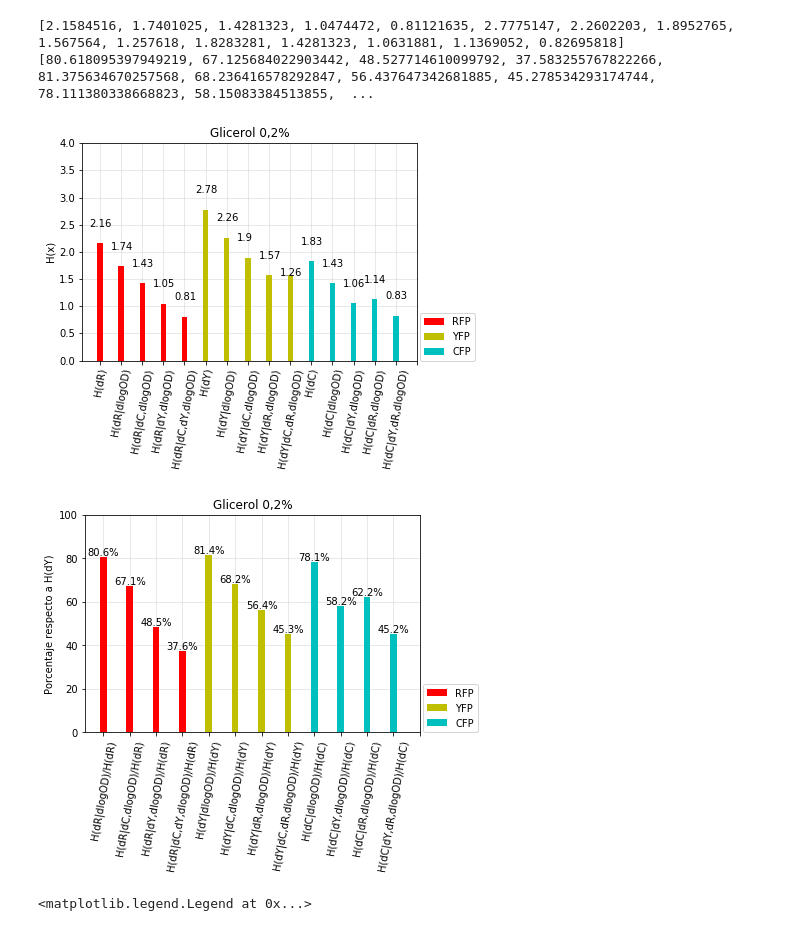
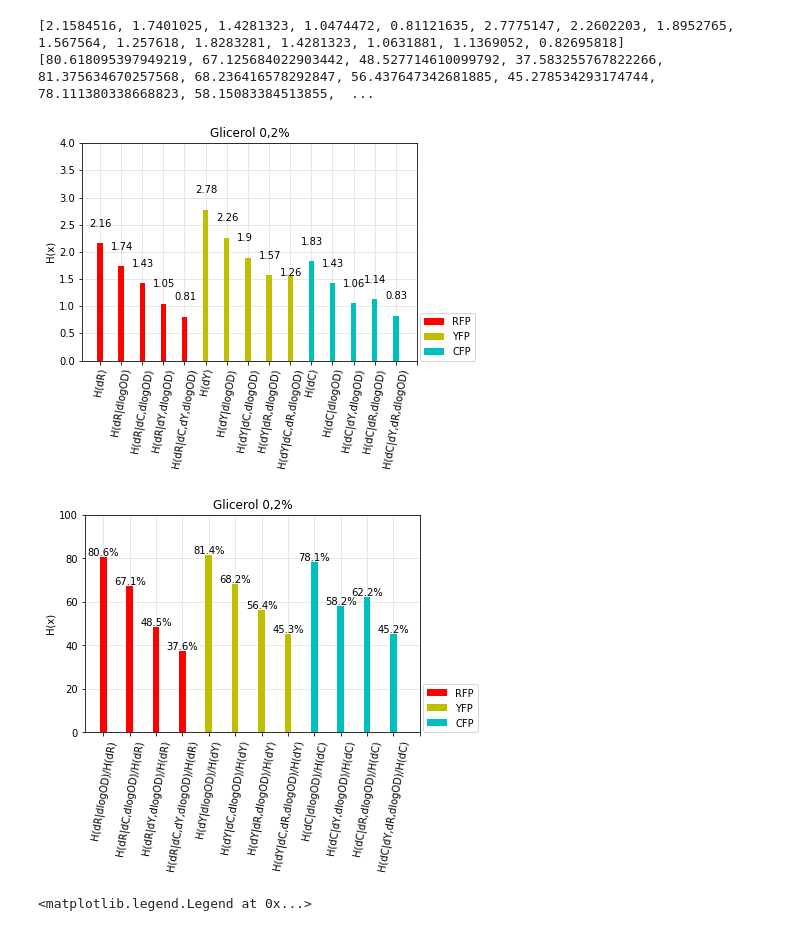
Before and after one commit to macams/Biosensores, a Jupyter notebook: Análisis/Entropía/Gráficos de barra entropía.ipynb, the cells around one changed output. Cells and saved outputs as stored; diff of their text form; code cells hidden in the pictures.

```diff
--- a/Análisis/Entropía/Gráficos de barra entropía.ipynb
+++ b/Análisis/Entropía/Gráficos de barra entropía.ipynb
@@ -532,35 +532,35 @@ plt.xticks(X, ['H(dR)',"H(dR|dlogOD)",'H(dR|dC,dlogOD)','H(dR|dY,dlogOD)',"H(dR|
 plt.grid(color='lightgray', linestyle='-', linewidth=0.5,zorder=0)
 for a,b in zip(X,valores2):
     plt.text(a-0.5,b+0.3,str(np.round(b,2)),fontsize=10.0, color='k')
 plt.legend(loc=(1.01,0.0))
 plt.savefig(fname='h todo gli.png',dpi=1200,facecolor='w',edgecolor='w',bbox_inches='tight',pad_inches=0.2)
 
 X = np.arange(13)
 plt.figure()
 plt.title('Glicerol 0,2%')
-plt.ylabel('Porcentaje respecto a H(dY)')
+plt.ylabel('H(x)')
 plt.ylim(ymax = 100)
 plt.bar(X[0],porcentajes2[0],color='r',width=0.25,label='RFP',zorder=3)
 plt.bar(X[1],porcentajes2[1],color='r',width=0.25,zorder=3)
 plt.bar(X[2],porcentajes2[2],color='r',width=0.25,zorder=3)
 plt.bar(X[3],porcentajes2[3],color='r',width=0.25,zorder=3)
 plt.bar(X[4],porcentajes2[4],color='y',width=0.25,label='YFP',zorder=3)
 plt.bar(X[5],porcentajes2[5],color='y',width=0.25,zorder=3)
 plt.bar(X[6],porcentajes2[6],color='y',width=0.25,zorder=3)
 plt.bar(X[7],porcentajes2[7],color='y',width=0.25,zorder=3)
 plt.bar(X[8],porcentajes2[8],color='c',width=0.25,label='CFP',zorder=3)
 plt.bar(X[9],porcentajes2[9],color='c',width=0.25,zorder=3)
 plt.bar(X[10],porcentajes2[10],color='c',width=0.25,zorder=3)
 plt.bar(X[11],porcentajes2[11],color='c',width=0.25,zorder=3)
 plt.xticks(X, ["H(dR|dlogOD)/H(dR)",'H(dR|dC,dlogOD)/H(dR)','H(dR|dY,dlogOD)/H(dR)',"H(dR|dC,dY,dlogOD)/H(dR)","H(dY|dlogOD)/H(dY)",'H(dY|dC,dlogOD)/H(dY)','H(dY|dR,dlogOD)/H(dY)','H(dY|dC,dR,dlogOD)/H(dY)','H(dC|dlogOD)/H(dC)','H(dC|dY,dlogOD)/H(dC)','H(dC|dR,dlogOD)/H(dC)','H(dC|dY,dR,dlogOD)/H(dC)'],rotation=80)
 plt.grid(color='lightgray', linestyle='-', linewidth=0.5,zorder=0)
 for a,b in zip(X,porcentajes2):
     plt.text(a-0.60,b+0.6,str(np.round(b,1))+'%',fontsize=10.0, color='k')
 plt.legend(loc=(1.01,0.0))
 plt.savefig(fname='porcentajes h todo gli.png',dpi=1200,facecolor='w',edgecolor='w',bbox_inches='tight',pad_inches=0.2)
 # %% [output]
 [figure]
-[figure, old version]
+[figure, new version]
 # %%
 pr1=[A1,B1,C1,D1]
 py1=[E1,F1,G1,H1]
```
Also changed, not shown: parts of 1 cell of this notebook, 27 other files.
